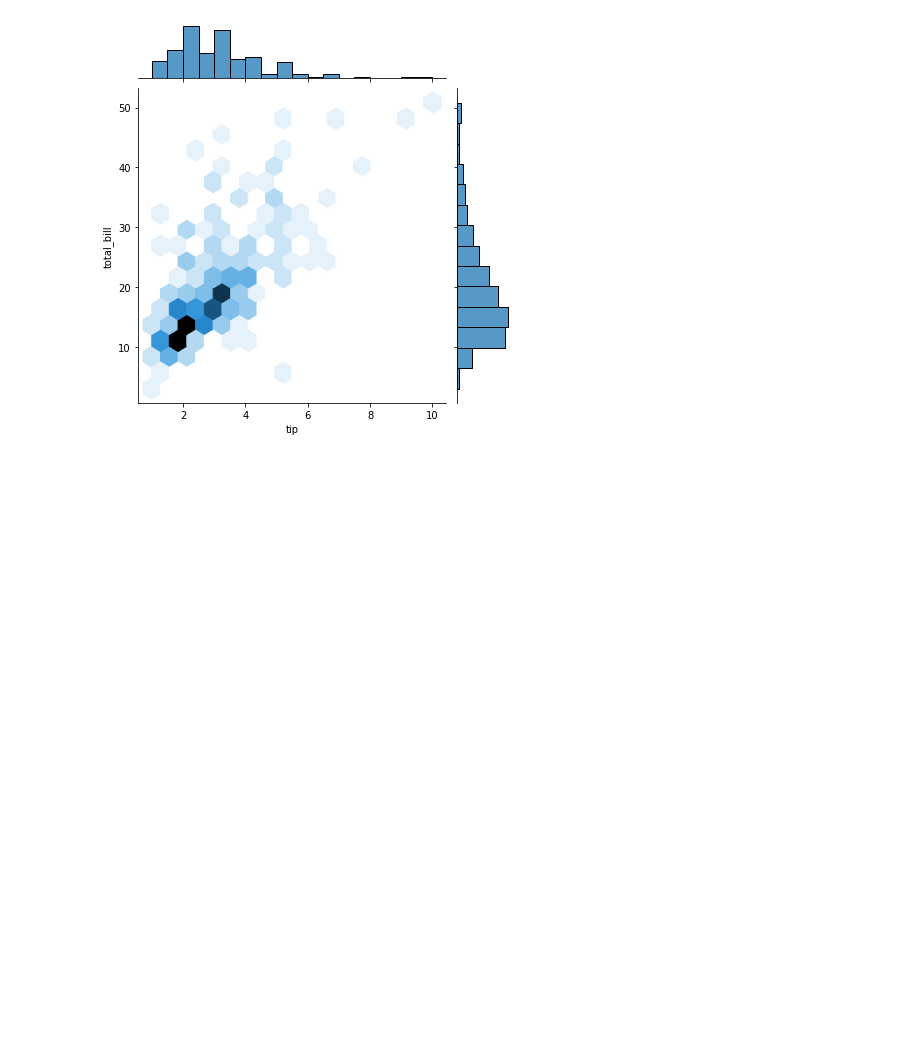
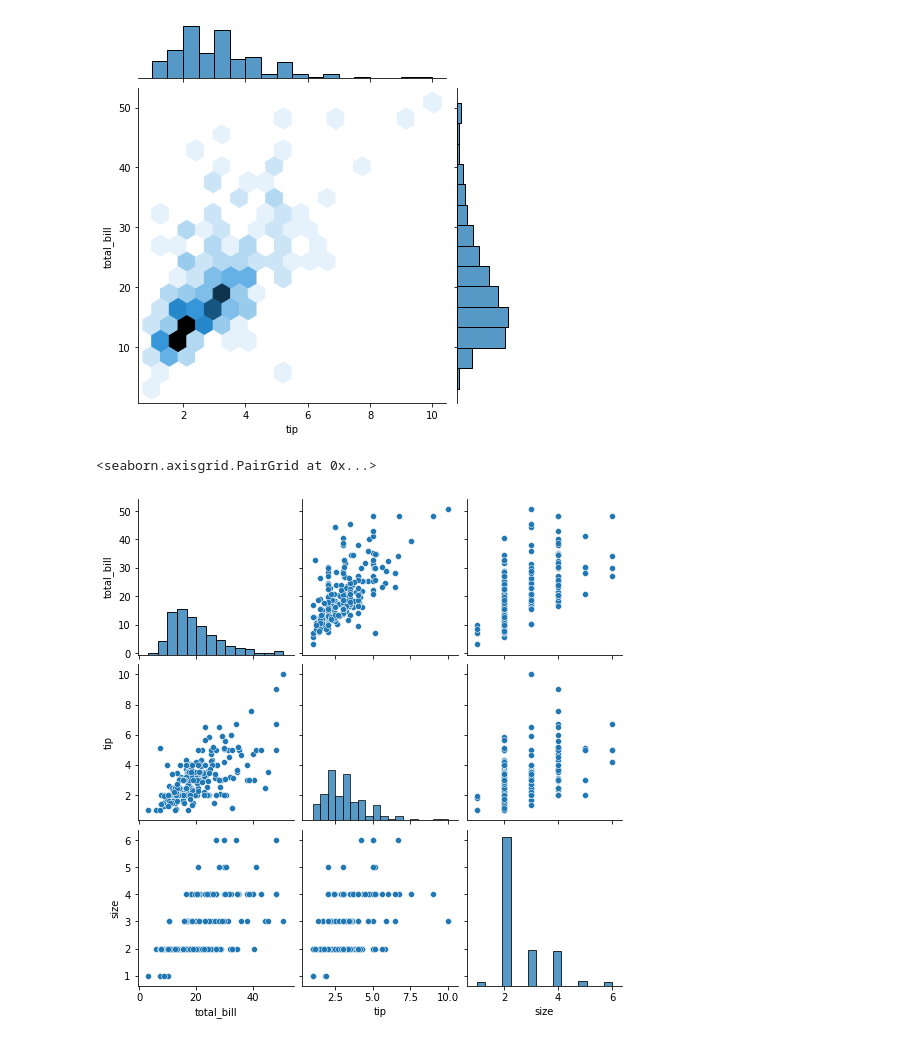
Before and after one commit to psuny1116/python-, a Jupyter notebook: visualization.ipynb, the cells around one changed output. Cells and saved outputs as stored; diff of their text form; code cells hidden in the pictures; blank space fills up the shorter version.

```diff
--- a/visualization.ipynb
+++ b/visualization.ipynb
@@ -124,3 +124,11 @@ sns.jointplot(data = raw, x = 'tip', y = 'total_bill', kind = 'hex')
 # %% [output]
 <seaborn.axisgrid.JointGrid at 0x...>
 [figure]
+# %%
+# pairplot(data = df): df의 모든 수치형데이터 칼럼에서 두 칼럼씩 관계를 시각화
+# pairplot을 이용해 수치형 칼럼인 total_bill, tip, size 데이터 간의 관계확인
+
+sns.pairplot(data = raw)
+# %% [output]
+<seaborn.axisgrid.PairGrid at 0x...>
+[figure, added]
```
Also changed, not shown: parts of 14 cells of this notebook.
